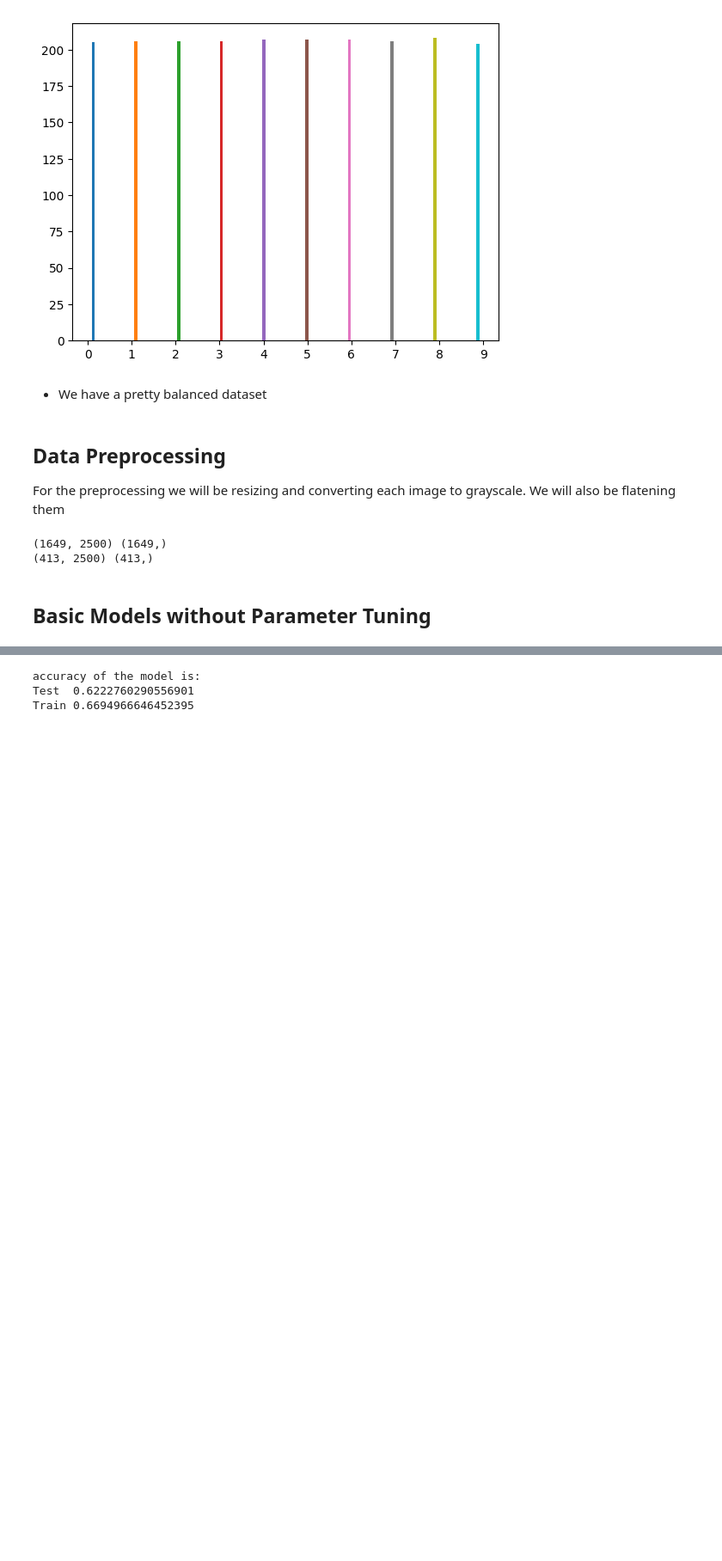
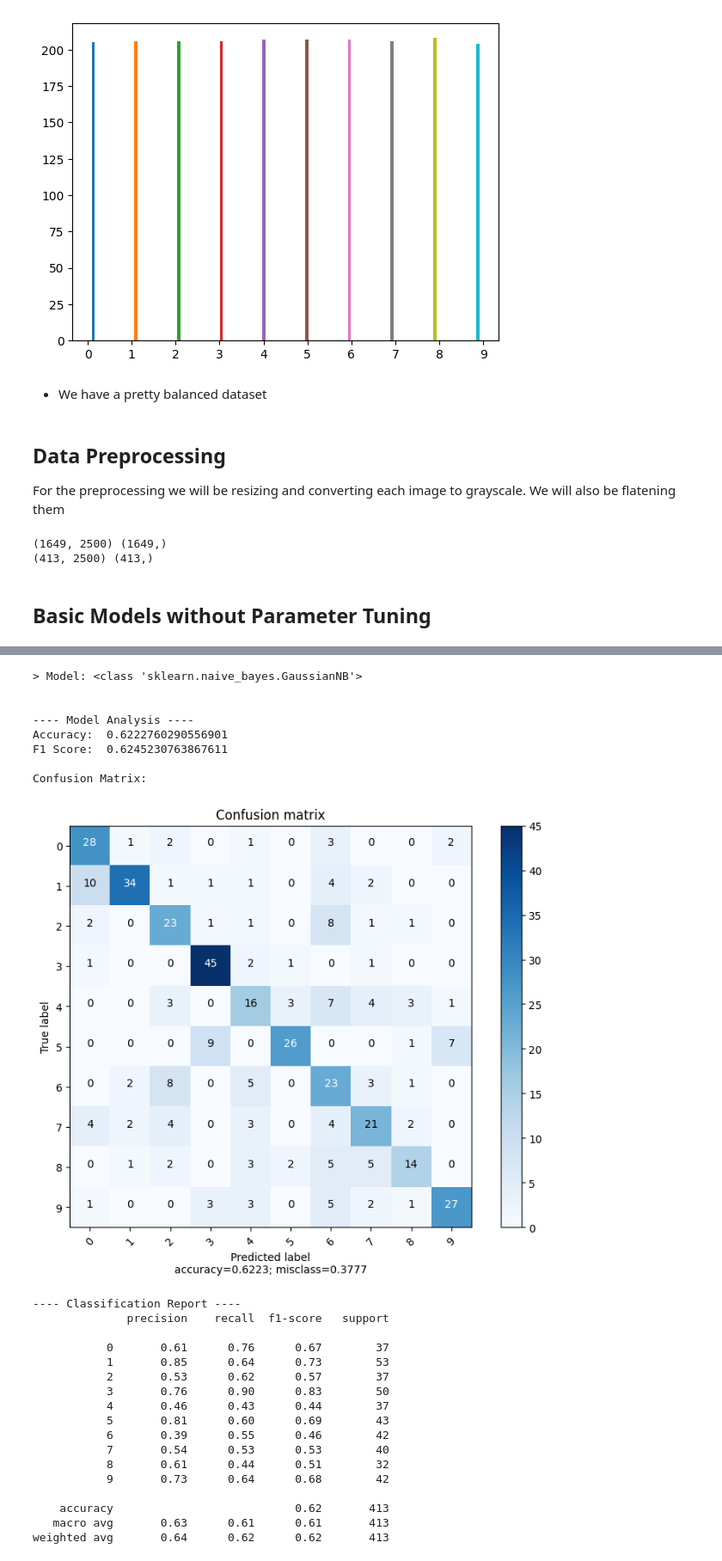
Before and after one commit to hc-sousa/sign-language-digits, a Jupyter notebook: src/main.ipynb, the cells around one changed output, grey strips where cells are left out. Shown at 86% size. Drawn from its saved outputs; the diff is of its cells as text; code cells hidden in the pictures; blank space fills up the shorter version.

```diff
--- a/src/main.ipynb
+++ b/src/main.ipynb
@@ -188,17 +340,33 @@ Train 1.0
 # %%
 # Naive Bayes Classifier
-from sklearn.metrics import accuracy_score
 from sklearn.naive_bayes import GaussianNB
-gnb = GaussianNB()
-gnb.fit(x_train, y_train)
+gnb = train_and_analyze(GaussianNB(), x_train, y_train, x_test, y_test)
 
 save_model("naive_bayes.sav", gnb)
-
-y_pred_gnb=gnb.predict(x_test)
-y_train_score_gnb=gnb.predict(x_train)
-print("accuracy of the model is:\nTest ", accuracy_score(y_test, y_pred_gnb, normalize=True, sample_weight=None))
-print("Train",accuracy_score(y_train, y_train_score_gnb, normalize=True, sample_weight=None))
 # %% [output]
-accuracy of the model is:
-Test  0.6222760290556901
-Train 0.6694966646452395
+> Model: <class 'sklearn.naive_bayes.GaussianNB'>
+
+
+---- Model Analysis ----
+Accuracy:  0.6222760290556901
+F1 Score:  0.6245230763867611
+
+Confusion Matrix:
+[figure, added]
+---- Classification Report ----
+              precision    recall  f1-score   support
+
+           0       0.61      0.76      0.67        37
+           1       0.85      0.64      0.73        53
+           2       0.53      0.62      0.57        37
+           3       0.76      0.90      0.83        50
+           4       0.46      0.43      0.44        37
+           5       0.81      0.60      0.69        43
+           6       0.39      0.55      0.46        42
+           7       0.54      0.53      0.53        40
+           8       0.61      0.44      0.51        32
+           9       0.73      0.64      0.68        42
+
+    accuracy                           0.62       413
+   macro avg       0.63      0.61      0.61       413
+weighted avg       0.64      0.62      0.62       413
```
Also changed, not shown: parts of 8 cells of this notebook, 2 other files.
